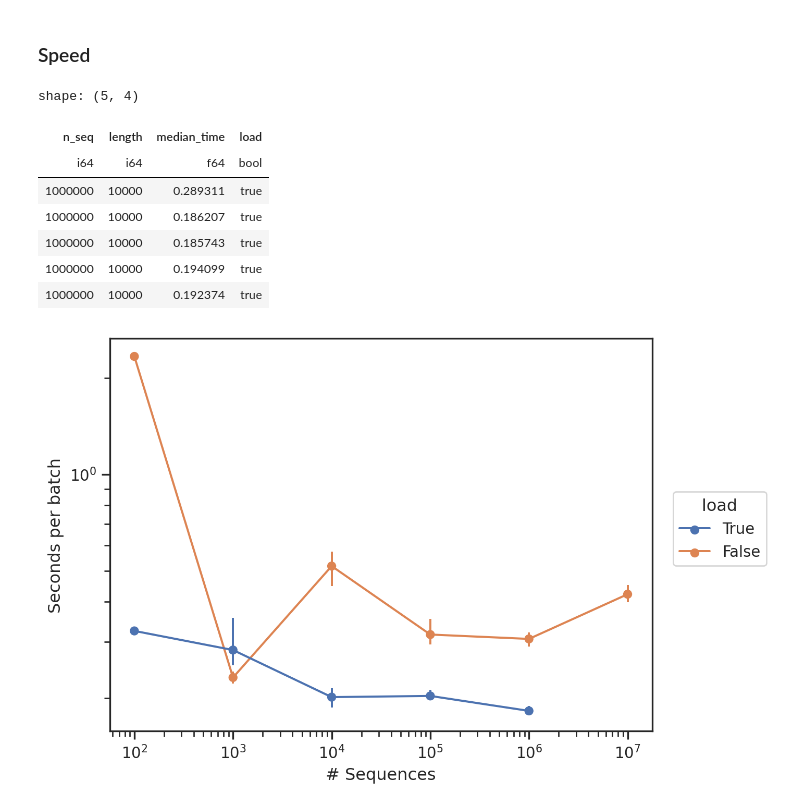
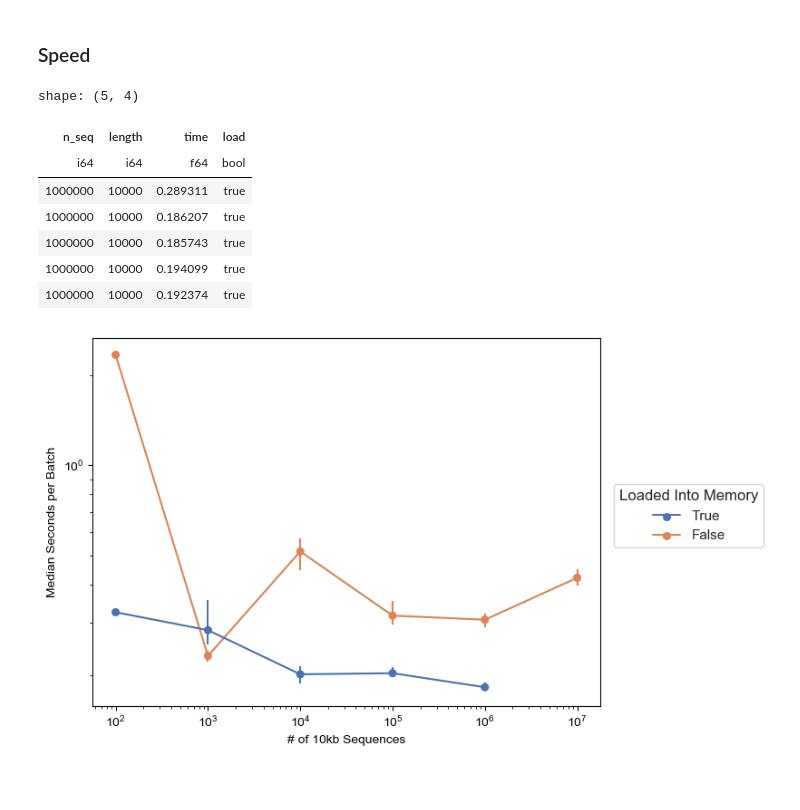
Before and after one commit to ML4GLand/EUGENe_paper, a Jupyter notebook: notebooks/memory_analysis/plotting.ipynb, the cells around one changed output. Cells and saved outputs as stored; diff of their text form; code cells hidden in the pictures; blank space fills up the shorter version.

```diff
--- a/notebooks/memory_analysis/plotting.ipynb
+++ b/notebooks/memory_analysis/plotting.ipynb
@@ -6,6 +6,8 @@ import seaborn as sns
 import seaborn.objects as so
 import numpy as np
 import matplotlib.pyplot as plt
+# %%
+fig_dir = Path('/cellar/users/dlaub/projects/ML4GLand/EUGENe_paper/figures/perf_profiling')
 # %% [markdown]
 ### Peak Memory Usage
 # %%
@@ -65,20 +68,20 @@ data_dir = Path('/cellar/users/dlaub/projects/ML4GLand/EUGENe_paper/scripts/trai
 n_seq = []
 length = []
 load = []
-median_time = []
+times = []
 for path in data_dir.glob('*.npy'):
     n_seq.append(int(path.stem.split('_')[1].split('=')[1]))
     length.append(int(path.stem.split('_')[2].split('=')[1]))
     load.append('load' in path.stem)
-    median_time.append(np.load(path))
+    times.append(np.load(path))
 speed_df = (
-    pl.DataFrame({'n_seq': n_seq, 'length': length, 'median_time': median_time, 'load': load})
-    .explode('median_time')
+    pl.DataFrame({'n_seq': n_seq, 'length': length, 'time': times, 'load': load})
+    .explode('time')
 )
 speed_df.head()
 # %% [output]
 shape: (5, 4)
-| n_seq | length | median_time | load |
+| n_seq | length | time | load |
 | i64 | i64 | f64 | bool |
 | 1000000 | 10000 | 0.289311 | true |
 | 1000000 | 10000 | 0.186207 | true |
@@ -88,19 +91,22 @@ shape: (5, 4)
 # %%
 def interval(x):
     return np.quantile(x, 0.25), np.quantile(x, 0.75)
+
+
 speed_data = speed_df.filter(pl.col('length') == int(1e4))
 fig, ax = plt.subplots()
 p = (
-    so.Plot(speed_data.to_pandas(), x='n_seq', y='median_time', color='load')
+    so.Plot(speed_data.to_pandas(), x='n_seq', y='time', color='load')
     .add(so.Line(), so.Agg('median'))
     .add(so.Dot(), so.Agg('median'))
     .add(so.Range(), so.Est('median', errorbar=interval))
     .scale(x='log', y='log')
-    .label(x='# of 10kb Sequences', y='Seconds per batch', color='Loaded into memory.')
+    .label(x='# of 10kb Sequences', y='Median Seconds per Batch', color='Loaded Into Memory')
     .theme(sns.axes_style('ticks'))
     .on(ax)
 )
 p.plot()
 fig.tight_layout()
+fig.savefig(fig_dir / 'sec_per_batch.svg', dpi=300)
 # %% [output]
-[figure, old version]
+[figure, new version]
```
Also changed, not shown: parts of 2 cells of this notebook.
